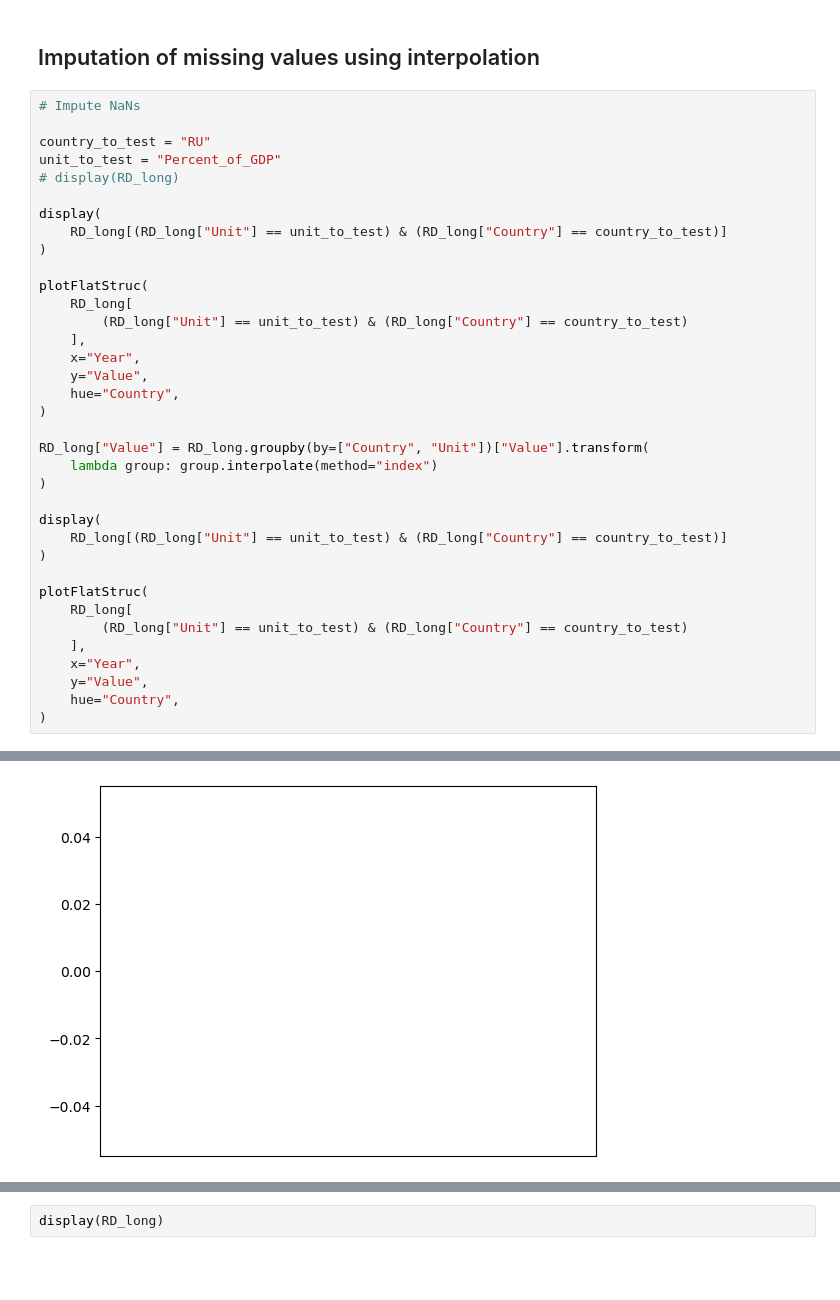
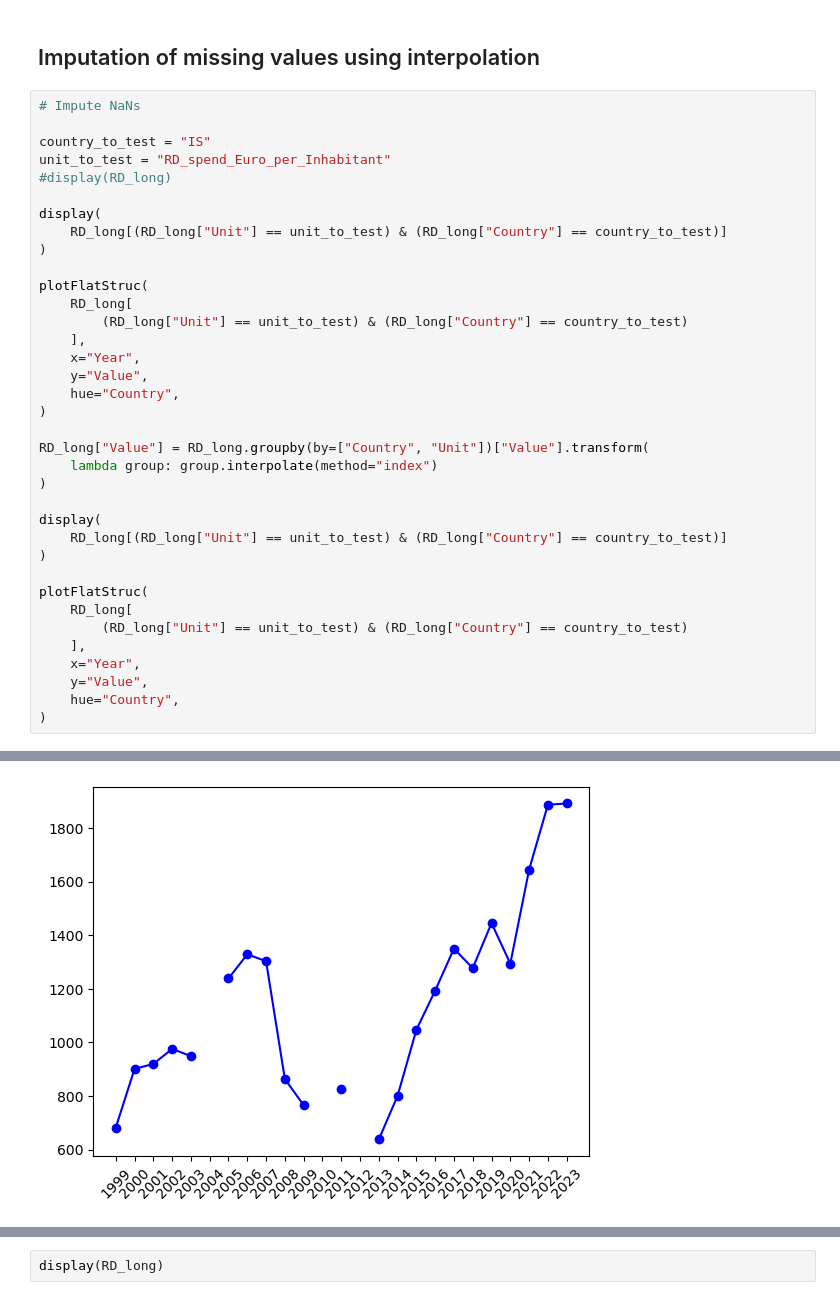
Before and after one commit to StefanHamm/DOPP_WS24, a Jupyter notebook: notebooks/Consolidated.ipynb, the cells around one changed output, grey strips where cells are left out. Drawn from its saved outputs; the diff is of its cells as text; blank space fills up the shorter version.

```diff
--- a/notebooks/Consolidated.ipynb
+++ b/notebooks/Consolidated.ipynb
@@ -855,9 +855,9 @@ def plotFlatStruc(df, x, y, hue):
 # %%
 # Impute NaNs
 
-country_to_test = "RU"
-unit_to_test = "Percent_of_GDP"
-# display(RD_long)
+country_to_test = "IS"
+unit_to_test = "RD_spend_Euro_per_Inhabitant"
+#display(RD_long)
 
 display(
     RD_long[(RD_long["Unit"] == unit_to_test) & (RD_long["Country"] == country_to_test)]
@@ -893,2 +909,2 @@ plotFlatStruc(
-[figure, old version]
+[figure, new version]
 |  | Country | Year | Unit | Flag | Value |
```
Also changed, not shown: parts of 5 cells of this notebook.
